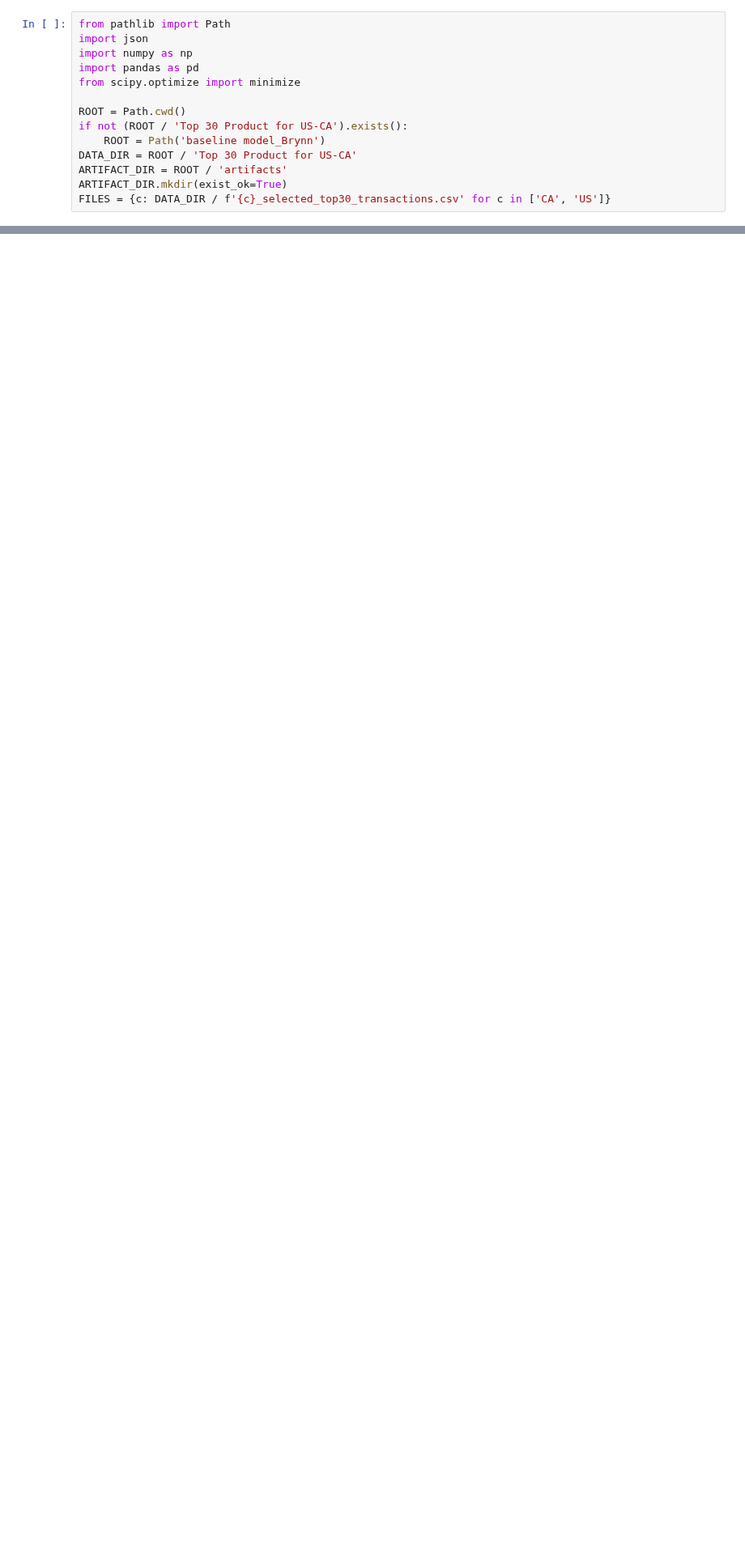
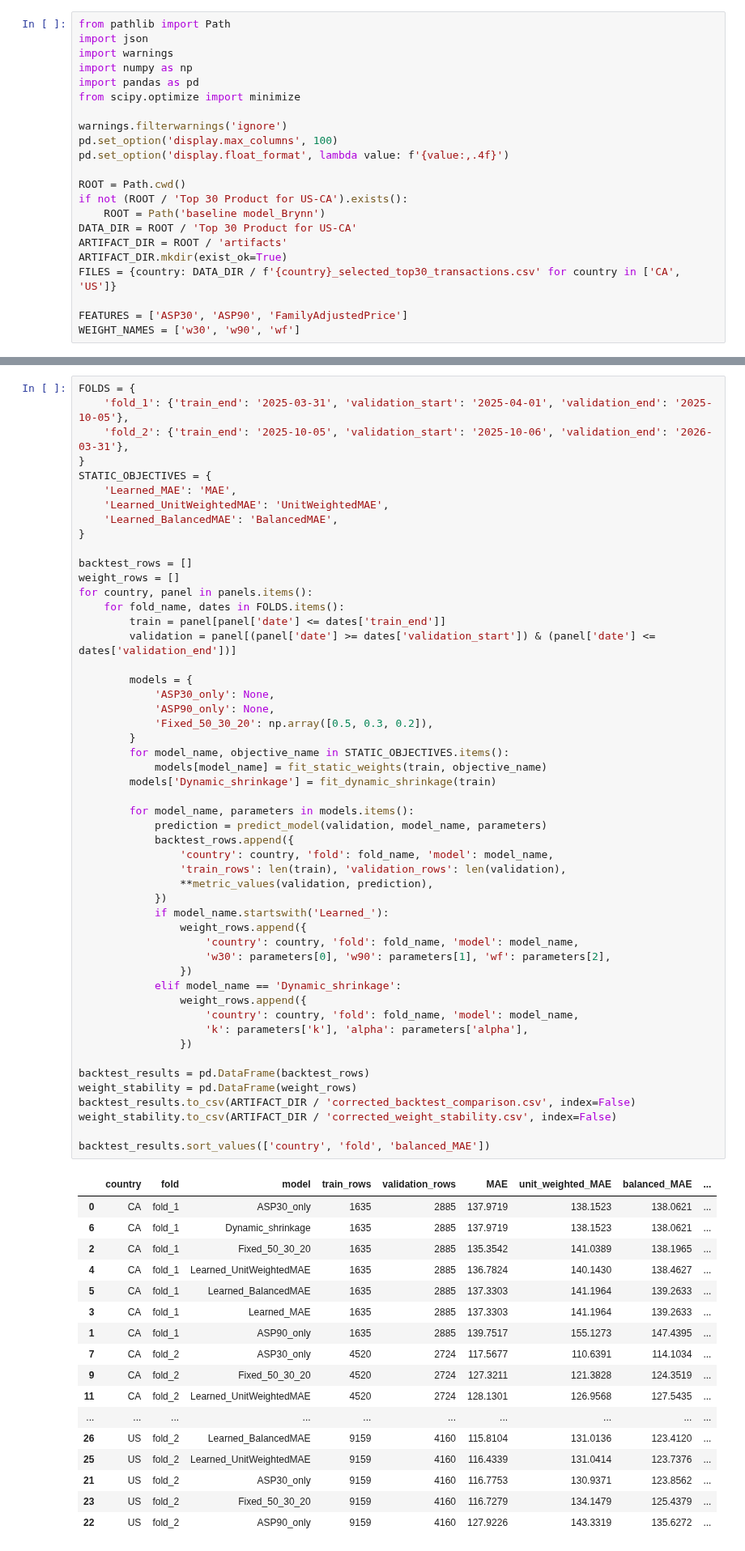
Before and after one commit to ShambhaviKh/Pricing_Intelligence_Dashboard, a Jupyter notebook: Baseline_Model_Brynn/weighted_asp_formula_baseline.ipynb, the cells around one changed output, grey strips where cells are left out. Shown at 81% size. Saved outputs shown, nothing was run; the diff lists cells and outputs as text; blank space fills up the shorter version.

Commit message:
Rebuild leakage-free weighted ASP baseline

```diff
--- a/Baseline_Model_Brynn/weighted_asp_formula_baseline.ipynb
+++ b/Baseline_Model_Brynn/weighted_asp_formula_baseline.ipynb
@@ -13,9 +21,14 @@ Constraints: all weights are nonnegative and sum to one.
 # %%
 from pathlib import Path
 import json
+import warnings
 import numpy as np
 import pandas as pd
 from scipy.optimize import minimize
+
+warnings.filterwarnings('ignore')
+pd.set_option('display.max_columns', 100)
+pd.set_option('display.float_format', lambda value: f'{value:,.4f}')
 
 ROOT = Path.cwd()
 if not (ROOT / 'Top 30 Product for US-CA').exists():
@@ -23,4 +36,7 @@ if not (ROOT / 'Top 30 Product for US-CA').exists():
 DATA_DIR = ROOT / 'Top 30 Product for US-CA'
 ARTIFACT_DIR = ROOT / 'artifacts'
 ARTIFACT_DIR.mkdir(exist_ok=True)
-FILES = {c: DATA_DIR / f'{c}_selected_top30_transactions.csv' for c in ['CA', 'US']}
+FILES = {country: DATA_DIR / f'{country}_selected_top30_transactions.csv' for country in ['CA', 'US']}
+
+FEATURES = ['ASP30', 'ASP90', 'FamilyAdjustedPrice']
+WEIGHT_NAMES = ['w30', 'w90', 'wf']
@@ -208,0 +210,69 @@ US: Predicted Price = 0.9130 × ASP30 + 0.0795 × ASP90 + 0.0075 × ASPf
+# %%
+FOLDS = {
+    'fold_1': {'train_end': '2025-03-31', 'validation_start': '2025-04-01', 'validation_end': '2025-10-05'},
+    'fold_2': {'train_end': '2025-10-05', 'validation_start': '2025-10-06', 'validation_end': '2026-03-31'},
+}
+STATIC_OBJECTIVES = {
+    'Learned_MAE': 'MAE',
+    'Learned_UnitWeightedMAE': 'UnitWeightedMAE',
+    'Learned_BalancedMAE': 'BalancedMAE',
+}
+
+backtest_rows = []
+weight_rows = []
+for country, panel in panels.items():
+    for fold_name, dates in FOLDS.items():
+        train = panel[panel['date'] <= dates['train_end']]
+        validation = panel[(panel['date'] >= dates['validation_start']) & (panel['date'] <= dates['validation_end'])]
+
+        models = {
+            'ASP30_only': None,
+            'ASP90_only': None,
+            'Fixed_50_30_20': np.array([0.5, 0.3, 0.2]),
+        }
+        for model_name, objective_name in STATIC_OBJECTIVES.items():
+            models[model_name] = fit_static_weights(train, objective_name)
+        models['Dynamic_shrinkage'] = fit_dynamic_shrinkage(train)
+
+        for model_name, parameters in models.items():
+            prediction = predict_model(validation, model_name, parameters)
+            backtest_rows.append({
+                'country': country, 'fold': fold_name, 'model': model_name,
+                'train_rows': len(train), 'validation_rows': len(validation),
+                **metric_values(validation, prediction),
+            })
+            if model_name.startswith('Learned_'):
+                weight_rows.append({
+                    'country': country, 'fold': fold_name, 'model': model_name,
+                    'w30': parameters[0], 'w90': parameters[1], 'wf': parameters[2],
+                })
+            elif model_name == 'Dynamic_shrinkage':
+                weight_rows.append({
+                    'country': country, 'fold': fold_name, 'model': model_name,
+                    'k': parameters['k'], 'alpha': parameters['alpha'],
+                })
+
+backtest_results = pd.DataFrame(backtest_rows)
+weight_stability = pd.DataFrame(weight_rows)
+backtest_results.to_csv(ARTIFACT_DIR / 'corrected_backtest_comparison.csv', index=False)
+weight_stability.to_csv(ARTIFACT_DIR / 'corrected_weight_stability.csv', index=False)
+
+backtest_results.sort_values(['country', 'fold', 'balanced_MAE'])
+# %% [output]
+|  | country | fold | model | train_rows | validation_rows | MAE | unit_weighted_MAE | balanced_MAE | ... |
+| 0 | CA | fold_1 | ASP30_only | 1635 | 2885 | 137.9719 | 138.1523 | 138.0621 | ... |
+| 6 | CA | fold_1 | Dynamic_shrinkage | 1635 | 2885 | 137.9719 | 138.1523 | 138.0621 | ... |
+| 2 | CA | fold_1 | Fixed_50_30_20 | 1635 | 2885 | 135.3542 | 141.0389 | 138.1965 | ... |
+| 4 | CA | fold_1 | Learned_UnitWeightedMAE | 1635 | 2885 | 136.7824 | 140.1430 | 138.4627 | ... |
+| 5 | CA | fold_1 | Learned_BalancedMAE | 1635 | 2885 | 137.3303 | 141.1964 | 139.2633 | ... |
+| 3 | CA | fold_1 | Learned_MAE | 1635 | 2885 | 137.3303 | 141.1964 | 139.2633 | ... |
+| 1 | CA | fold_1 | ASP90_only | 1635 | 2885 | 139.7517 | 155.1273 | 147.4395 | ... |
+| 7 | CA | fold_2 | ASP30_only | 4520 | 2724 | 117.5677 | 110.6391 | 114.1034 | ... |
+| 9 | CA | fold_2 | Fixed_50_30_20 | 4520 | 2724 | 127.3211 | 121.3828 | 124.3519 | ... |
+| 11 | CA | fold_2 | Learned_UnitWeightedMAE | 4520 | 2724 | 128.1301 | 126.9568 | 127.5435 | ... |
+| ... | ... | ... | ... | ... | ... | ... | ... | ... | ... |
+| 26 | US | fold_2 | Learned_BalancedMAE | 9159 | 4160 | 115.8104 | 131.0136 | 123.4120 | ... |
+| 25 | US | fold_2 | Learned_UnitWeightedMAE | 9159 | 4160 | 116.4339 | 131.0414 | 123.7376 | ... |
+| 21 | US | fold_2 | ASP30_only | 9159 | 4160 | 116.7753 | 130.9371 | 123.8562 | ... |
+| 23 | US | fold_2 | Fixed_50_30_20 | 9159 | 4160 | 116.7279 | 134.1479 | 125.4379 | ... |
+| 22 | US | fold_2 | ASP90_only | 9159 | 4160 | 127.9226 | 143.3319 | 135.6272 | ... |
```
Also changed, not shown: parts of 21 cells of this notebook, 10 other files.
